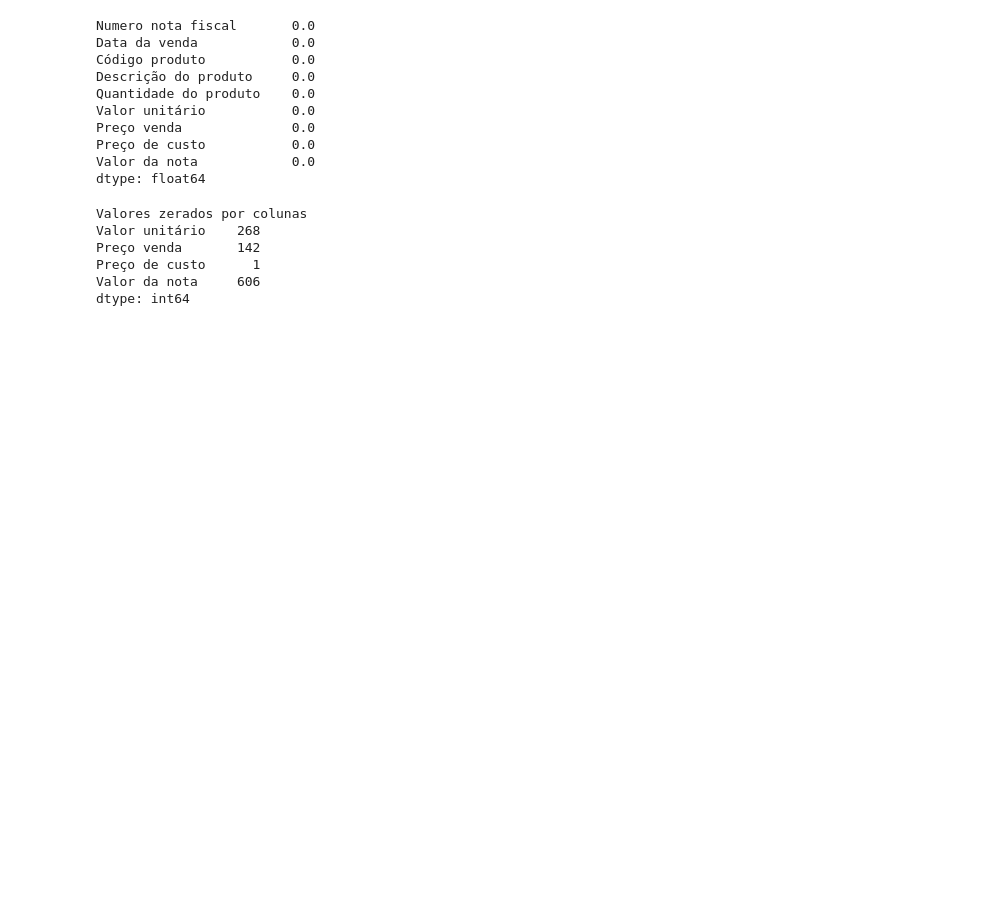
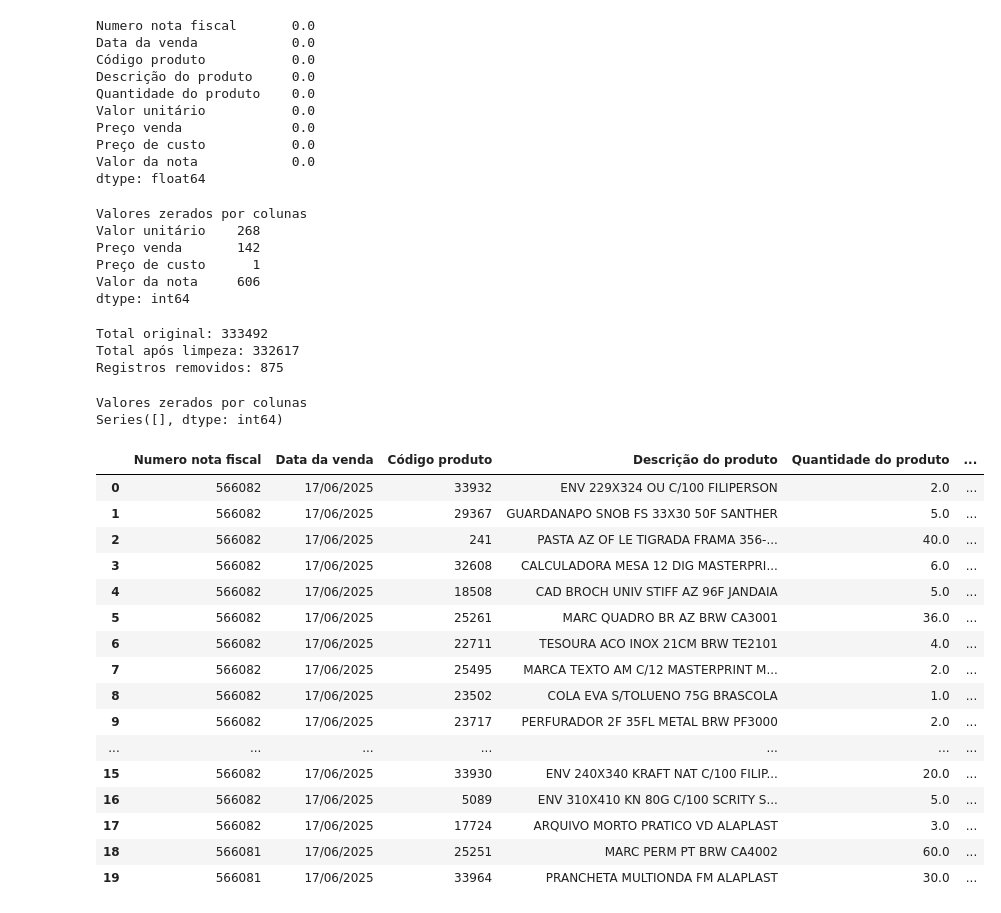
Before and after one commit to PauloQuirinoMN/Sistema-de-Recomendacao-e-Cross-selling, a Jupyter notebook: notas.ipynb, the cells around one changed output. Saved outputs shown, nothing was run; the diff lists cells and outputs as text; code cells hidden in the pictures; blank space fills up the shorter version.

Commit message:
base limpa

```diff
--- a/notas.ipynb
+++ b/notas.ipynb
@@ -116,3 +116,46 @@ Preço venda       142
 Preço de custo      1
 Valor da nota     606
 dtype: int64
+# %%
+# Lista de colunas onde zeros são inválidos
+colunas_verificadas = ['Valor unitário', 'Preço venda', 'Preço de custo', 'Valor da nota']
+# Filtrar o df: mantendo apenas linhas onde todas as colunas são diferentes de '0'
+base_vendas_limpas = base_vendas[(base_vendas[colunas_verificadas] != 0).all(axis=1)].copy()
+# %%
+print(f"Total original: {len(base_vendas)}")
+print(f"Total após limpeza: {len(base_vendas_limpas)}")
+print(f"Registros removidos: {len(base_vendas) - len(base_vendas_limpas)}")
+# %% [output]
+Total original: 333492
+Total após limpeza: 332617
+Registros removidos: 875
+# %%
+coluna_numericas = base_vendas.select_dtypes(include=['int64', 'float']).columns
+# contar os valores zerados em cada coluna
+zeros = (base_vendas_limpas[coluna_numericas] == 0).sum()
+# Exibir os resultados
+print("Valores zerados por colunas")
+print(zeros[zeros > 0]) # mostra apenas colunas com valores zero
+# %% [output]
+Valores zerados por colunas
+Series([], dtype: int64)
+# %%
+base_vendas_limpas.head(20)
+# %% [output]
+|  | Numero nota fiscal | Data da venda | Código produto | Descrição do produto | Quantidade do produto | ... |
+| 0 | 566082 | 17/06/2025 | 33932 | ENV 229X324 OU C/100 FILIPERSON | 2.0 | ... |
+| 1 | 566082 | 17/06/2025 | 29367 | GUARDANAPO SNOB FS 33X30 50F SANTHER | 5.0 | ... |
+| 2 | 566082 | 17/06/2025 | 241 | PASTA AZ OF LE TIGRADA FRAMA 356-... | 40.0 | ... |
+| 3 | 566082 | 17/06/2025 | 32608 | CALCULADORA MESA 12 DIG MASTERPRI... | 6.0 | ... |
+| 4 | 566082 | 17/06/2025 | 18508 | CAD BROCH UNIV STIFF AZ 96F JANDAIA | 5.0 | ... |
+| 5 | 566082 | 17/06/2025 | 25261 | MARC QUADRO BR AZ BRW CA3001 | 36.0 | ... |
+| 6 | 566082 | 17/06/2025 | 22711 | TESOURA ACO INOX 21CM BRW TE2101 | 4.0 | ... |
+| 7 | 566082 | 17/06/2025 | 25495 | MARCA TEXTO AM C/12 MASTERPRINT M... | 2.0 | ... |
+| 8 | 566082 | 17/06/2025 | 23502 | COLA EVA S/TOLUENO 75G BRASCOLA | 1.0 | ... |
+| 9 | 566082 | 17/06/2025 | 23717 | PERFURADOR 2F 35FL METAL BRW PF3000 | 2.0 | ... |
+| ... | ... | ... | ... | ... | ... | ... |
+| 15 | 566082 | 17/06/2025 | 33930 | ENV 240X340 KRAFT NAT C/100 FILIP... | 20.0 | ... |
+| 16 | 566082 | 17/06/2025 | 5089 | ENV 310X410 KN 80G C/100 SCRITY S... | 5.0 | ... |
+| 17 | 566082 | 17/06/2025 | 17724 | ARQUIVO MORTO PRATICO VD ALAPLAST | 3.0 | ... |
+| 18 | 566081 | 17/06/2025 | 25251 | MARC PERM PT BRW CA4002 | 60.0 | ... |
+| 19 | 566081 | 17/06/2025 | 33964 | PRANCHETA MULTIONDA FM ALAPLAST | 30.0 | ... |
```
Also changed, not shown: parts of 1 cell of this notebook.
